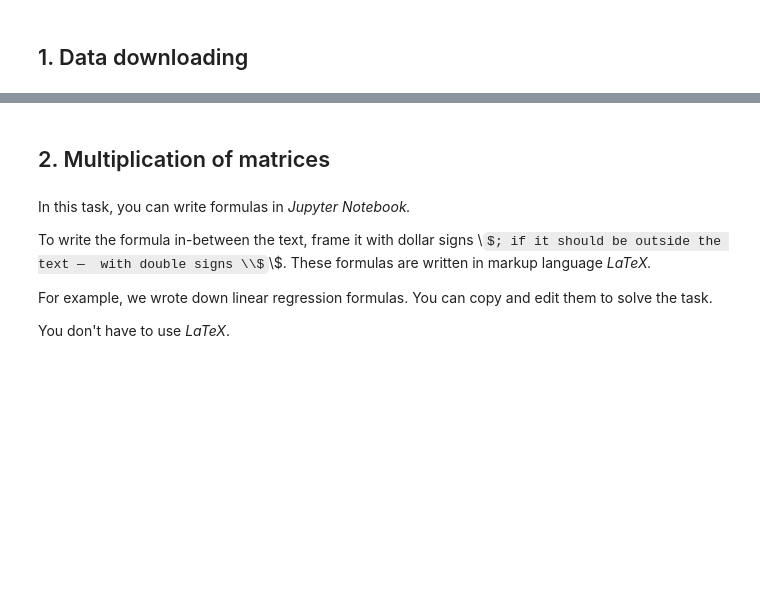
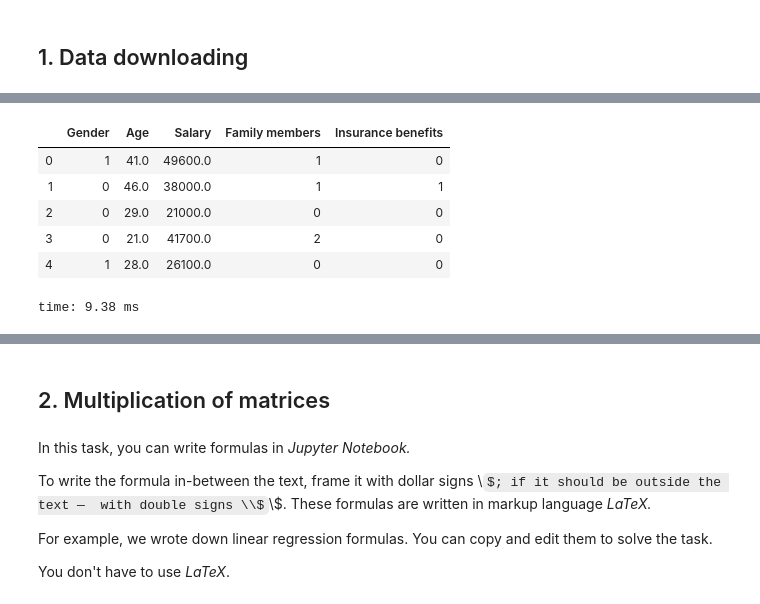
Before and after one commit to imvladikon/yandex-practicum, a Jupyter notebook: sprint11/sprint11.ipynb, the cells around one changed output, grey strips where cells are left out. Drawn from its saved outputs; the diff is of its cells as text; code cells hidden in the pictures; some formulas as TeX source; blank space fills up the shorter version.

```diff
--- a/sprint11/sprint11.ipynb
+++ b/sprint11/sprint11.ipynb
@@ -6,0 +148,10 @@ The data should be protected in such a way that the quality of machine learning
+# %%
+df.head()
+# %% [output]
+|  | Gender | Age | Salary | Family members | Insurance benefits |
+| 0 | 1 | 41.0 | 49600.0 | 1 | 0 |
+| 1 | 0 | 46.0 | 38000.0 | 1 | 1 |
+| 2 | 0 | 29.0 | 21000.0 | 0 | 0 |
+| 3 | 0 | 21.0 | 41700.0 | 2 | 0 |
+| 4 | 1 | 28.0 | 26100.0 | 0 | 0 |
+time: 9.38 ms
```
Also changed, not shown: parts of 44 cells of this notebook, 2 other files.
